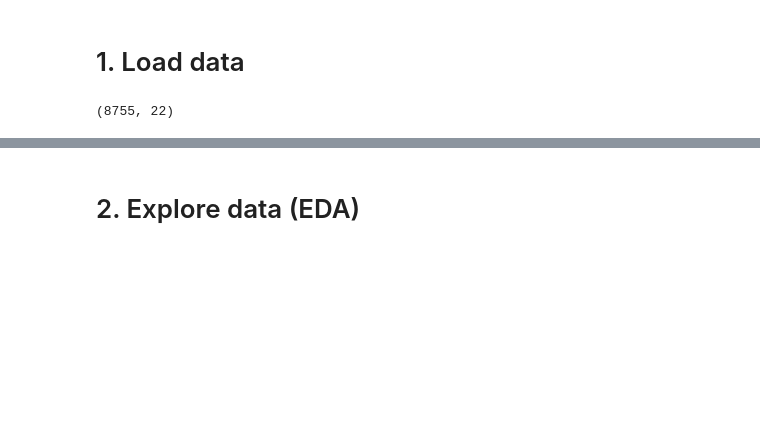
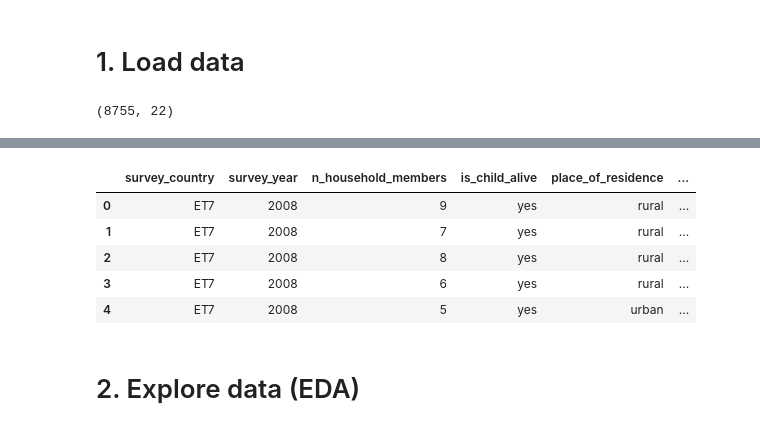
Before and after one commit to kofiya-technologies/mintilo-ai, a Jupyter notebook: mintilo_ai/train_model.ipynb, the cells around one changed output, grey strips where cells are left out. Saved outputs shown, nothing was run; the diff lists cells and outputs as text; code cells hidden in the pictures; blank space fills up the shorter version.

Commit message:
skip some columns to display

```diff
--- a/mintilo_ai/train_model.ipynb
+++ b/mintilo_ai/train_model.ipynb
@@ -35,3 +24,16 @@ df.head()
+# %%
+# Check loaded data
+skip_vars_display = ['cluster_number', 'household_number', 'respondent_line_number', 'toilet_facility_type',
+                     'contraceptive_method_current', 'water_source_drinking']
+
+df.pipe(lambda x: x.drop(columns=skip_vars_display)).head()
+# %% [output]
+|  | survey_country | survey_year | n_household_members | is_child_alive | place_of_residence | ... |
+| 0 | ET7 | 2008 | 9 | yes | rural | ... |
+| 1 | ET7 | 2008 | 7 | yes | rural | ... |
+| 2 | ET7 | 2008 | 8 | yes | rural | ... |
+| 3 | ET7 | 2008 | 6 | yes | rural | ... |
+| 4 | ET7 | 2008 | 5 | yes | urban | ... |
 # %% [markdown]
 # 2. Explore data (EDA)
 # %%
```
Also changed, not shown: parts of 1 cell of this notebook.
